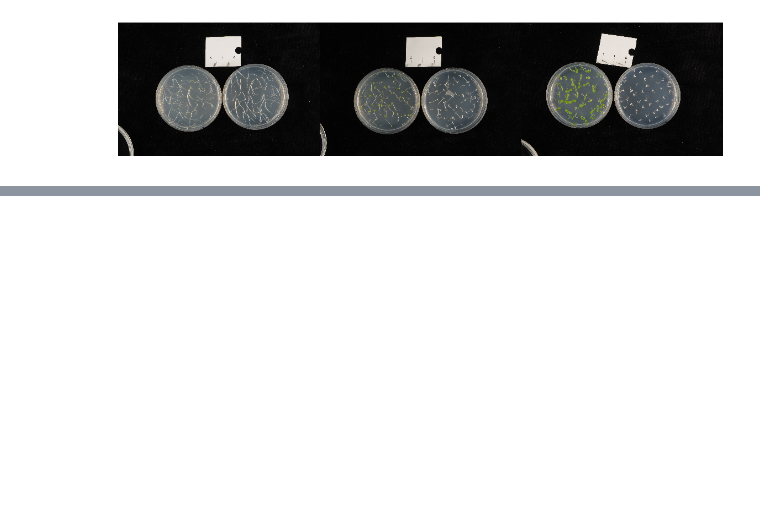
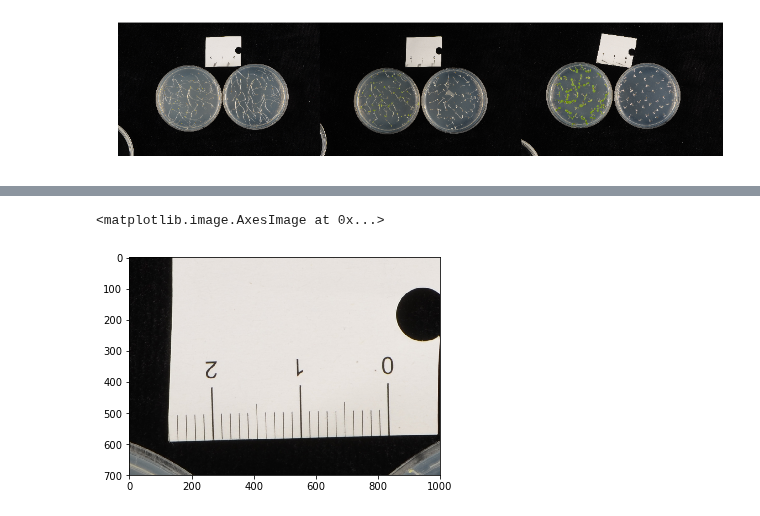
Before and after one commit to justayak/playground, a Jupyter notebook: computer_vision/plant_project/prototyping.ipynb, the cells around one changed output, grey strips where cells are left out. Saved outputs shown, nothing was run; the diff lists cells and outputs as text; code cells hidden in the pictures; blank space fills up the shorter version.

```diff
--- a/computer_vision/plant_project/prototyping.ipynb
+++ b/computer_vision/plant_project/prototyping.ipynb
@@ -121,0 +141,6 @@ found loc for 2
+# %%
+#plt.imshow(A)
+plt.imshow(A[500:1200,2000:3000:,])
+# %% [output]
+<matplotlib.image.AxesImage at 0x...>
+[figure, added]
```
Also changed, not shown: parts of 3 cells of this notebook.
